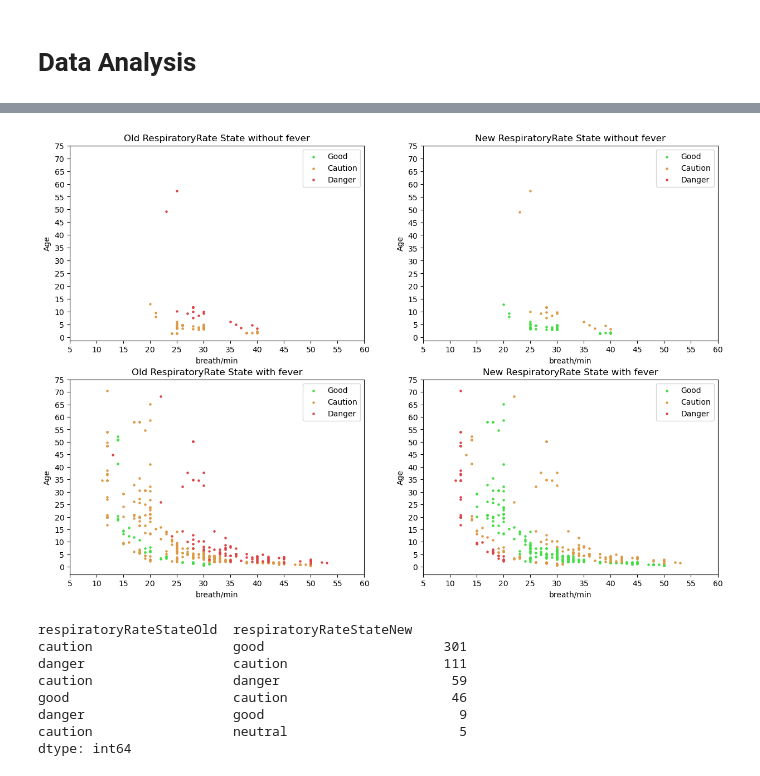
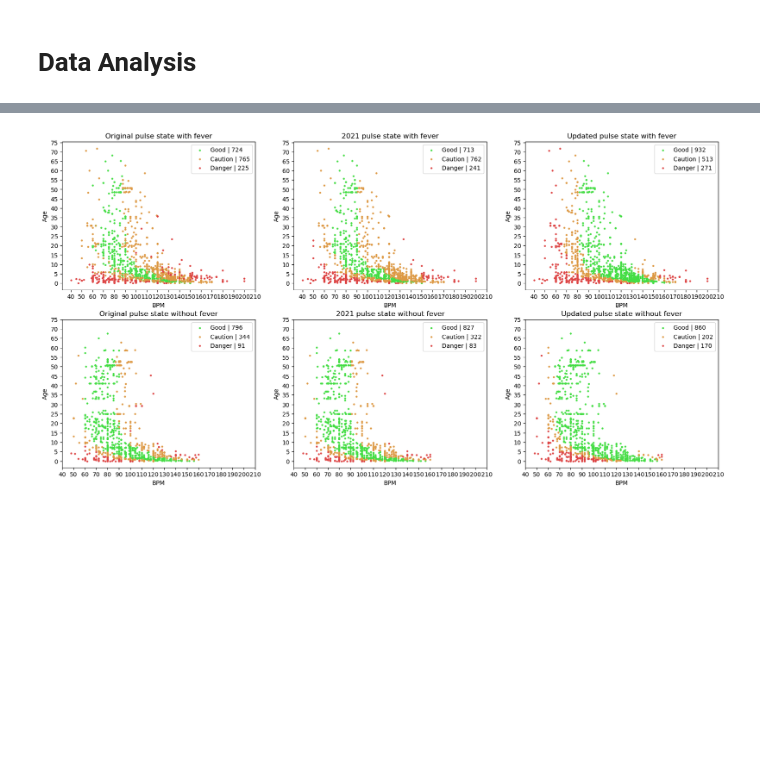
Before and after one commit to janoshr/ffa-model, a Jupyter notebook: analysis.ipynb, the cells around one changed output, grey strips where cells are left out. Drawn from its saved outputs; the diff is of its cells as text; code cells hidden in the pictures; blank space fills up the shorter version.

```diff
--- a/analysis.ipynb
+++ b/analysis.ipynb
@@ -74,27 +81,46 @@ plt.show()
-# %%
-plt.subplots(figsize=(15,10))
-plt.subplot(2,2,1)
-xticks = (5,65,5)
-yticks = (0,80,5)
-labels = ('Age', 'breath/min')
-create_plot(mod_list, 'respiratoryRateStateOld', 'respiratoryRate', 0, 'Old RespiratoryRate State without fever', *state_labels, *labels, xticks, yticks)
-plt.subplot(2,2,2)
-create_plot(mod_list, 'respiratoryRateStateNew', 'respiratoryRate', 0, 'New RespiratoryRate State without fever', *state_labels, *labels, xticks, yticks)
-plt.subplot(2,2,3)
-create_plot(mod_list, 'respiratoryRateStateOld', 'respiratoryRate', 1, 'Old RespiratoryRate State with fever', *state_labels, *labels, xticks, yticks)
-plt.subplot(2,2,4)
-create_plot(mod_list, 'respiratoryRateStateNew', 'respiratoryRate', 1, 'New RespiratoryRate State with fever', *state_labels, *labels, xticks, yticks)
-plt.show()
-# %% [output]
-[figure, removed]
-# %%
-mod_list[['respiratoryRateStateOld','respiratoryRateStateNew']].value_counts()
-# %% [output]
-respiratoryRateStateOld  respiratoryRateStateNew
-caution                  good                       301
-danger                   caution                    111
-caution                  danger                      59
-good                     caution                     46
-danger                   good                         9
-caution                  neutral                      5
-dtype: int64
+# %%
+df = pd.read_csv('./rawLatest.csv', header=[0])
+
+df_og = pd.read_csv('./rawOriginal.csv', header=[0])
+
+df_2021 = pd.read_csv('./raw2021.csv', header=[0])
+# %%
+# initial filters
+df = df[(df['ageInMonths'] > 0) & (df['ageInMonths'] <= 100*12)]
+df = df[(df['temperature'] >= 34.5) & (df['temperature'] < 43.5)]
+# feature specific filters
+df_rr = df[(df['respiratoryRate'] >= 10) & (df['respiratoryRate'] < 80)]
+df_ps = df[(df['pulse'] >= 40) & (df['pulse'] < 220)]
+
+# initial filters
+df_og = df_og[(df_og['ageInMonths'] > 0) & (df_og['ageInMonths'] <= 100*12)]
+df_og = df_og[(df_og['temperature'] >= 34.5) & (df_og['temperature'] < 43.5)]
+# feature specific filters
+df_og_rr = df_og[(df_og['respiratoryRate'] >= 10) & (df_og['respiratoryRate'] < 80)]
+df_og_ps = df_og[(df_og['pulse'] >= 40) & (df_og['pulse'] < 220)]
+
+# initial filters
+df_2021 = df_2021[(df_2021['ageInMonths'] > 0) & (df_2021['ageInMonths'] <= 100*12)]
+df_2021 = df_2021[(df_2021['temperature'] >= 34.5) & (df_2021['temperature'] < 43.5)]
+# feature specific filters
+df_2021_rr = df_2021[(df_2021['respiratoryRate'] >= 10) & (df_2021['respiratoryRate'] < 80)]
+df_2021_ps = df_2021[(df_2021['pulse'] >= 40) & (df_2021['pulse'] < 220)]
+# %%
+plt.subplots(figsize=(20,10))
+xticks = (40,220,10)
+yticks = (0,80,5)
+plt.subplot(2,3,1)
+create_plot_original(df_og_ps, 'pulseState', 'pulse', True, 'Original pulse state with fever', *state_labels, 'Age', 'BPM', xticks, yticks)
+plt.subplot(2,3,2)
+create_plot_original(df_2021_ps, 'pulseState', 'pulse', True, '2021 pulse state with fever', *state_labels, 'Age', 'BPM', xticks, yticks)
+plt.subplot(2,3,3)
+create_plot_original(df_ps, 'pulseState', 'pulse', True, 'Updated pulse state with fever', *state_labels, 'Age', 'BPM', xticks, yticks)
+plt.subplot(2,3,4)
+create_plot_original(df_og_ps, 'pulseState', 'pulse', False, 'Original pulse state without fever', *state_labels, 'Age', 'BPM', xticks, yticks)
+plt.subplot(2,3,5)
+create_plot_original(df_2021_ps, 'pulseState', 'pulse', False, '2021 pulse state without fever', *state_labels, 'Age', 'BPM', xticks, yticks)
+plt.subplot(2,3,6)
+create_plot_original(df_ps, 'pulseState', 'pulse', False, 'Updated pulse state without fever', *state_labels, 'Age', 'BPM', xticks, yticks)
+plt.show()
+# %% [output]
+[figure, added]
```
Also changed, not shown: parts of 7 cells of this notebook, 6 other files.
